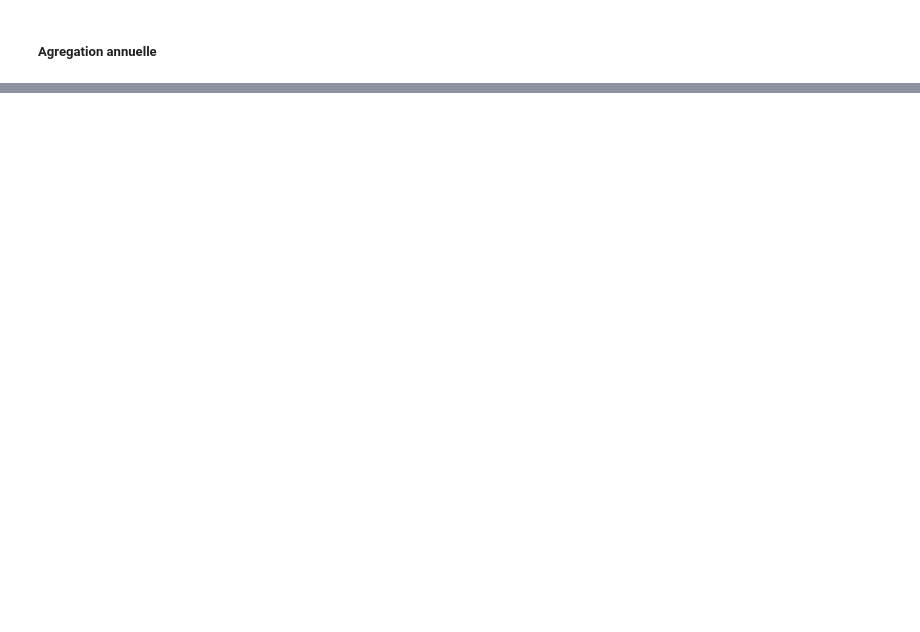
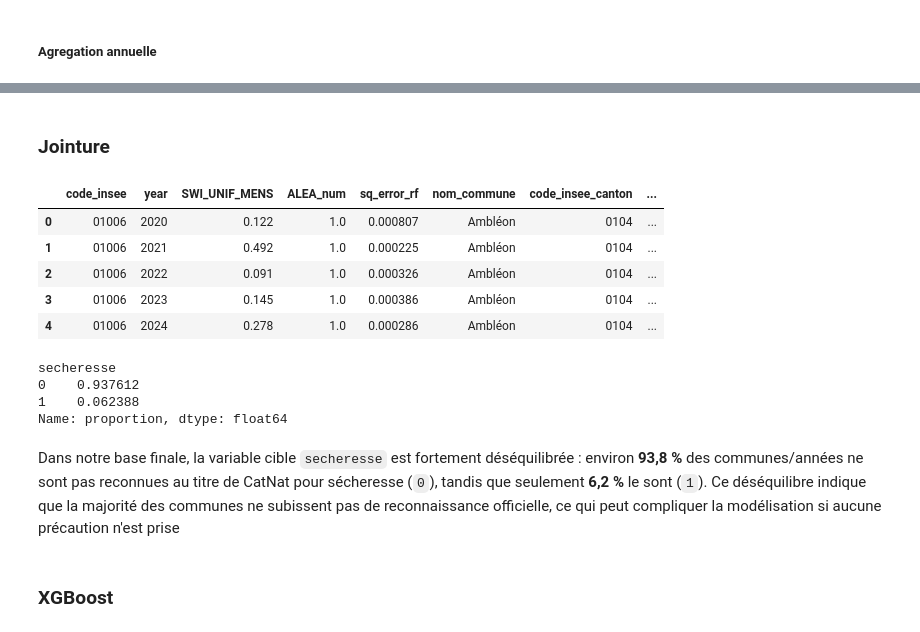
Before and after one commit to Deeson2002/Machine-learning-for-climate-risk, a Jupyter notebook: Code Crespin/Partie3.ipynb, the cells around one changed output, grey strips where cells are left out. Drawn from its saved outputs; the diff is of its cells as text; code cells hidden in the pictures; blank space fills up the shorter version.

```diff
--- a/Code Crespin/Partie3.ipynb
+++ b/Code Crespin/Partie3.ipynb
@@ -141,0 +128,5 @@ Name: count, dtype: int64
+# %%
+# code_insee est actuellement en object => le convertir en int64
+gdf_annual["code_insee"] = gdf_annual["code_insee"].astype("string")
+# year, le convertir en int64
+gdf_annual["year"] = gdf_annual["year"].astype("int64")
@@ -219,0 +218,8 @@ annual_catnat_preview.head()
+# %%
+# Harmonisation du type et du nom de la clé pour la jointure avec notre GeoDataFrame
+catnat_annual["Insee"] = catnat_annual["Insee"].astype("string")
+catnat_annual = catnat_annual.rename(columns={"Insee": "code_insee"})
+
+# Création de la variable binaire 'secheresse' :
+# 1 si la décision est "Reconnue", 0 sinon
+catnat_annual["secheresse"] = (catnat_annual["decision"] == "Reconnue").astype(int)
@@ -219,0 +234,33 @@ annual_catnat_preview.head()
+# %% [markdown]
+### Jointure
+# %%
+#JOINTURE GeoDataFrame annuel avec la table CatNat annuelle
+gdf_final = gdf_annual.merge(
+    catnat_annual,
+    on=["code_insee", "year"],
+    how="left"      # ou "left"/"outer" selon ton besoin
+)
+
+
+gdf_final['decision'] = gdf_final['decision'].fillna('Non reconnue')
+gdf_final['secheresse'] = gdf_final['secheresse'].fillna(0).astype(int)
+
+gdf_final.head()
+# %% [output]
+|  | code_insee | year | SWI_UNIF_MENS | ALEA_num | sq_error_rf | nom_commune | code_insee_canton | ... |
+| 0 | 01006 | 2020 | 0.122 | 1.0 | 0.000807 | Ambléon | 0104 | ... |
+| 1 | 01006 | 2021 | 0.492 | 1.0 | 0.000225 | Ambléon | 0104 | ... |
+| 2 | 01006 | 2022 | 0.091 | 1.0 | 0.000326 | Ambléon | 0104 | ... |
+| 3 | 01006 | 2023 | 0.145 | 1.0 | 0.000386 | Ambléon | 0104 | ... |
+| 4 | 01006 | 2024 | 0.278 | 1.0 | 0.000286 | Ambléon | 0104 | ... |
+# %%
+gdf_final["secheresse"].value_counts(normalize=True)
+# %% [output]
+secheresse
+0    0.937612
+1    0.062388
+Name: proportion, dtype: float64
+# %% [markdown]
+Dans notre base finale, la variable cible `secheresse` est fortement déséquilibrée : environ **93,8 %** des communes/années ne sont pas reconnues au titre de CatNat pour sécheresse (`0`), tandis que seulement **6,2 %** le sont (`1`). Ce déséquilibre indique que la majorité des communes ne subissent pas de reconnaissance officielle, ce qui peut compliquer la modélisation si aucune précaution n'est prise
+# %% [markdown]
+### XGBoost
```
Also changed, not shown: parts of 20 cells of this notebook.
